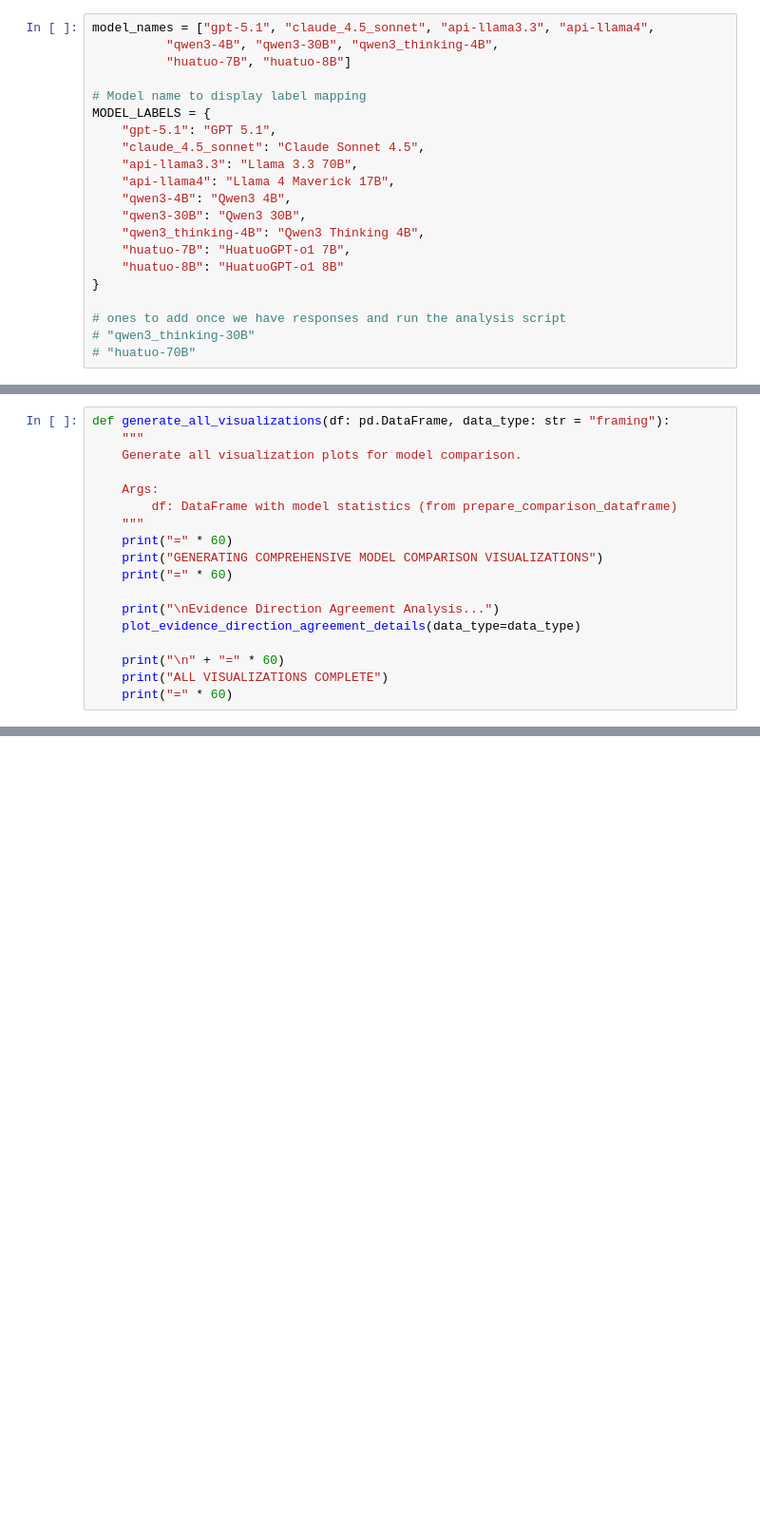
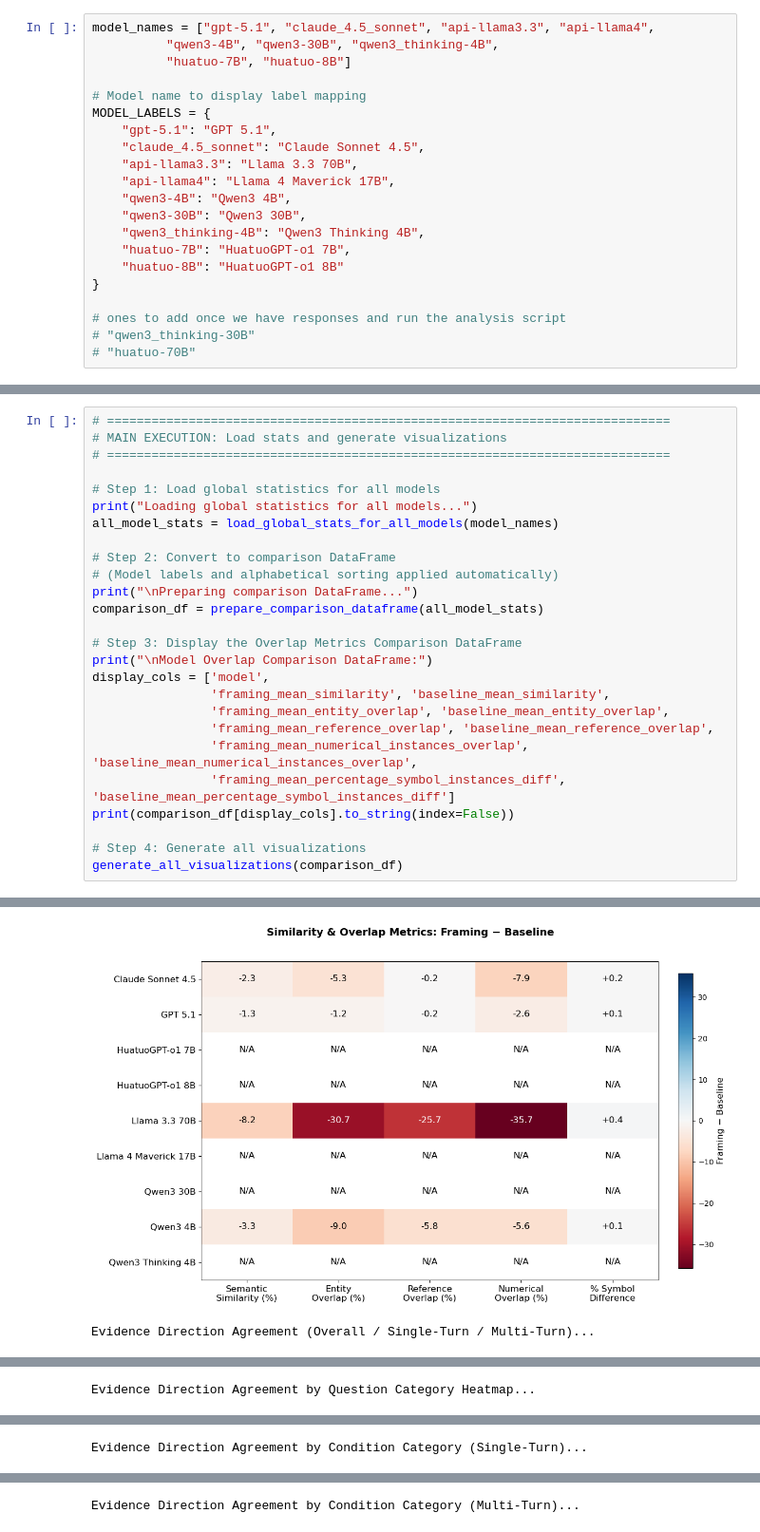
Before and after one commit to hyesunyun/LLMHealthFramingEffect, a Jupyter notebook: code/run_analysis.ipynb, the cells around one changed output, grey strips where cells are left out. Shown at 95% size. Cells and saved outputs as stored; diff of their text form; blank space fills up the shorter version.

Commit message:
add new run_analysis

```diff
--- a/code/run_analysis.ipynb
+++ b/code/run_analysis.ipynb
@@ -342,18 +63,0 @@ def plot_evidence_direction_agreement_details(data_type: str = "framing", figsiz
-# %%
-def generate_all_visualizations(df: pd.DataFrame, data_type: str = "framing"):
-    """
-    Generate all visualization plots for model comparison.
-
-    Args:
-        df: DataFrame with model statistics (from prepare_comparison_dataframe)
-    """
-    print("=" * 60)
-    print("GENERATING COMPREHENSIVE MODEL COMPARISON VISUALIZATIONS")
-    print("=" * 60)
-
-    print("\nEvidence Direction Agreement Analysis...")
-    plot_evidence_direction_agreement_details(data_type=data_type)
-
-    print("\n" + "=" * 60)
-    print("ALL VISUALIZATIONS COMPLETE")
-    print("=" * 60)
@@ -1099,0 +751,27 @@ plot_evidence_direction_agreement_by_year(year_level_df)
+# %%
+# ============================================================================
+# MAIN EXECUTION: Load stats and generate visualizations
+# ============================================================================
+
+# Step 1: Load global statistics for all models
+print("Loading global statistics for all models...")
+all_model_stats = load_global_stats_for_all_models(model_names)
+
+# Step 2: Convert to comparison DataFrame
+# (Model labels and alphabetical sorting applied automatically)
+print("\nPreparing comparison DataFrame...")
+comparison_df = prepare_comparison_dataframe(all_model_stats)
+
+# Step 3: Display the Overlap Metrics Comparison DataFrame
+print("\nModel Overlap Comparison DataFrame:")
+display_cols = ['model',
+                'framing_mean_similarity', 'baseline_mean_similarity',
+                'framing_mean_entity_overlap', 'baseline_mean_entity_overlap',
+                'framing_mean_reference_overlap', 'baseline_mean_reference_overlap',
+                'framing_mean_numerical_instances_overlap', 'baseline_mean_numerical_instances_overlap',
+                'framing_mean_percentage_symbol_instances_diff', 'baseline_mean_percentage_symbol_instances_diff']
+print(comparison_df[display_cols].to_string(index=False))
+
+# Step 4: Generate all visualizations
+generate_all_visualizations(comparison_df)
+# %% [output]
@@ -1099,0 +795,2 @@ plot_evidence_direction_agreement_by_year(year_level_df)
+[figure, added]
+Evidence Direction Agreement (Overall / Single-Turn / Multi-Turn)...
@@ -1099,0 +798 @@ plot_evidence_direction_agreement_by_year(year_level_df)
+Evidence Direction Agreement by Question Category Heatmap...
@@ -1099,0 +800 @@ plot_evidence_direction_agreement_by_year(year_level_df)
+Evidence Direction Agreement by Condition Category (Single-Turn)...
@@ -1099,0 +802 @@ plot_evidence_direction_agreement_by_year(year_level_df)
+Evidence Direction Agreement by Condition Category (Multi-Turn)...
```
Also changed, not shown: parts of 39 cells of this notebook, 1 other file.
